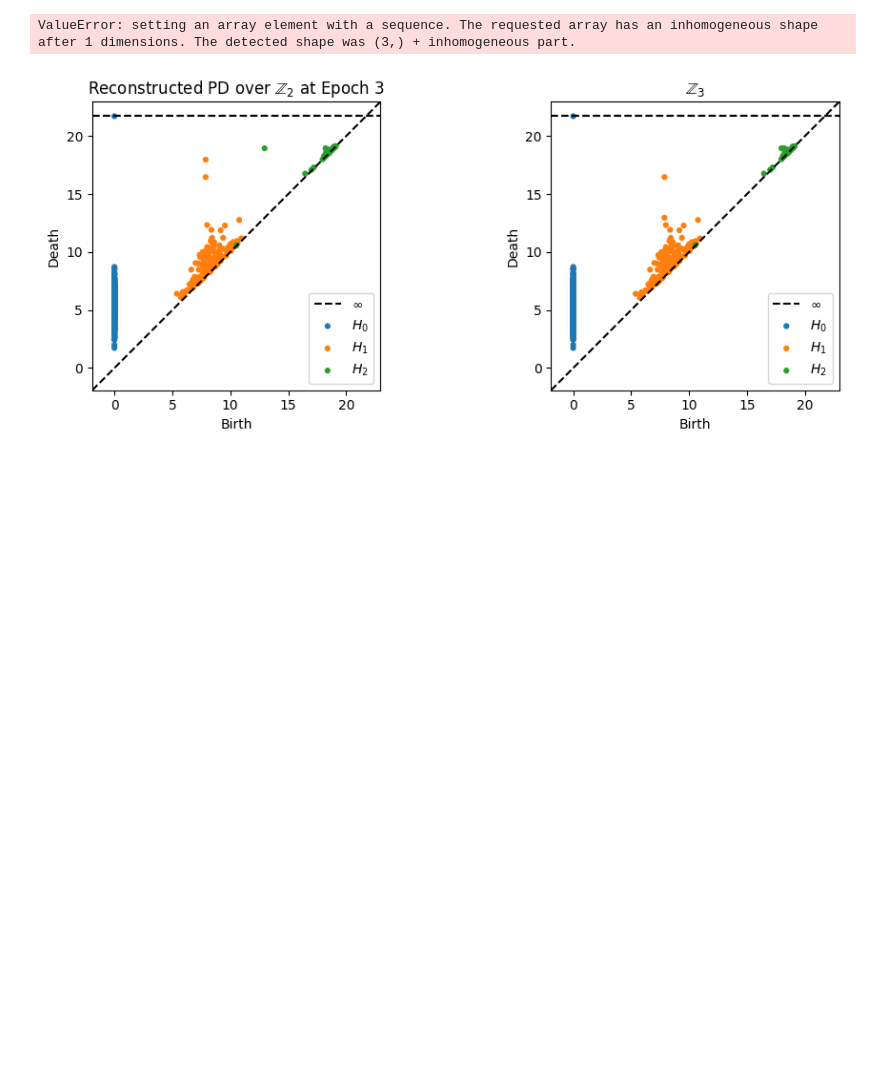
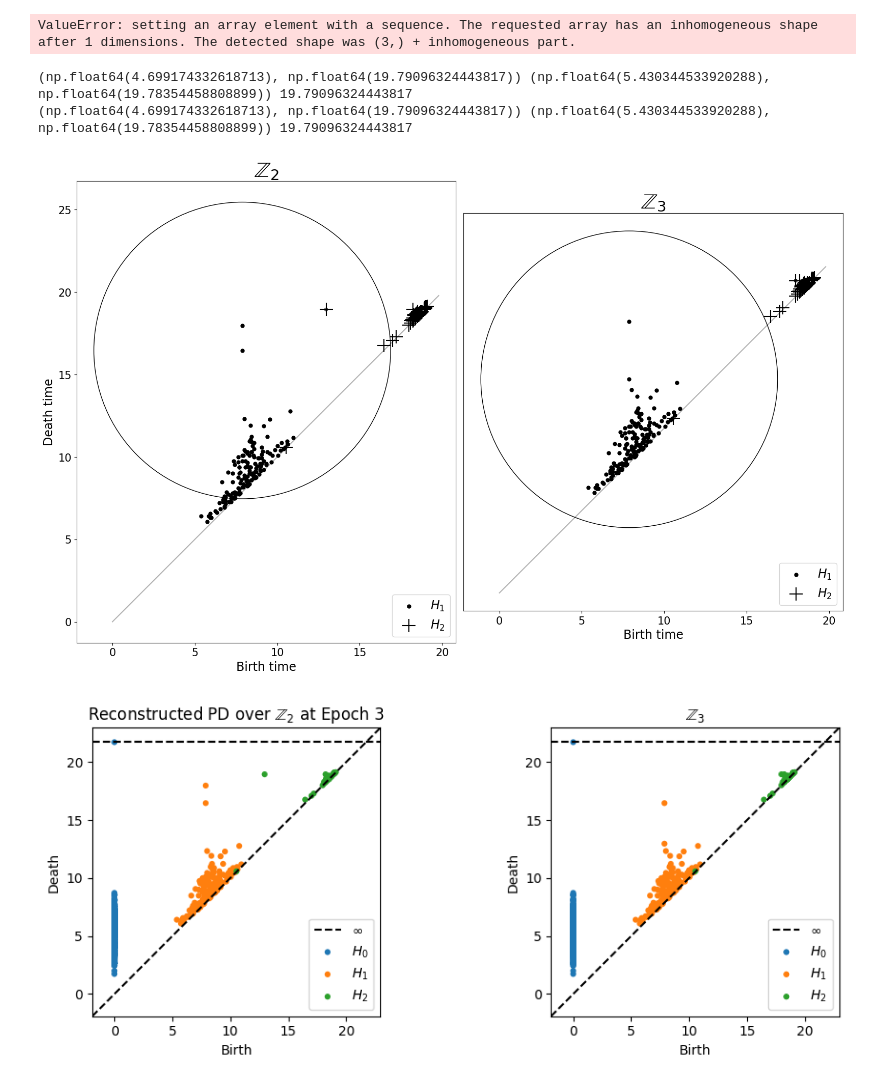
Before and after one commit to bekemax/KleinVAE, a Jupyter notebook: notebooks/klein-vae-experiments.ipynb, the cells around one changed output. Drawn from its saved outputs; the diff is of its cells as text; code cells hidden in the pictures; blank space fills up the shorter version.

```diff
--- a/notebooks/klein-vae-experiments.ipynb
+++ b/notebooks/klein-vae-experiments.ipynb
@@ -438,3 +440,26 @@ ValueError: setting an array element with a sequence. The requested array has an
+# %%
+fig, (ax_z2, ax_z3) = plt.subplots(1, 2, figsize=(16, 10))
+
+# 2. Call the reusable function for the Z2 diagram
+plot_persistence_diagram_detailed(
+    diagram=diagrams2,
+    title=r'$\mathbb{Z}_2$',
+    ax=ax_z2,
+    show_ylabels=True  # Show y-axis for the first plot
+)
+
+plot_persistence_diagram_detailed(
+    diagram=diagrams3,
+    title=r'$\mathbb{Z}_3$',
+    ax=ax_z3,
+    show_ylabels=False # Hide y-axis for the second plot
+)
+
+fig.tight_layout()
+# %% [output]
+(np.float64(4.699174332618713), np.float64(19.79096324443817)) (np.float64(5.430344533920288), np.float64(19.78354458808899)) 19.79096324443817
+(np.float64(4.699174332618713), np.float64(19.79096324443817)) (np.float64(5.430344533920288), np.float64(19.78354458808899)) 19.79096324443817
+[figure, added]
 # %%
 fig, axes = plt.subplots(1, 2, figsize=(10, 4))
 
```
Also changed, not shown: parts of 1 cell of this notebook, 7 other files.
